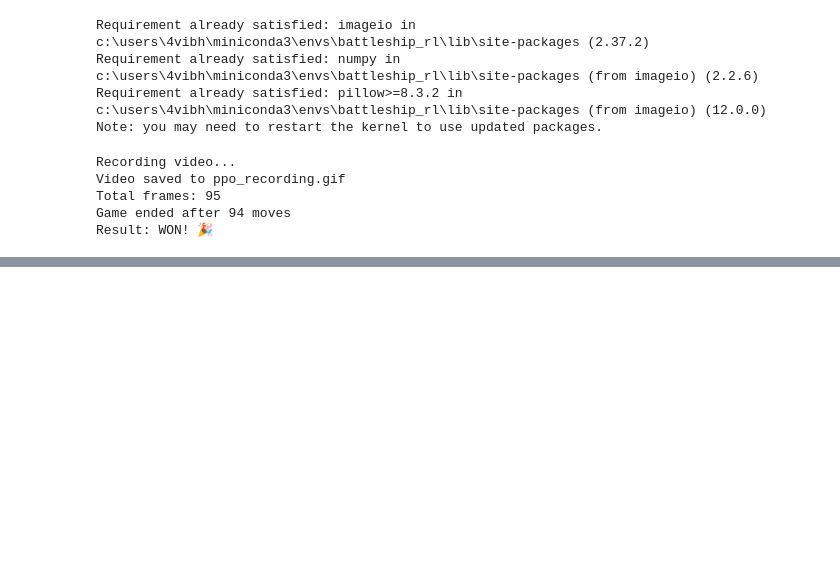
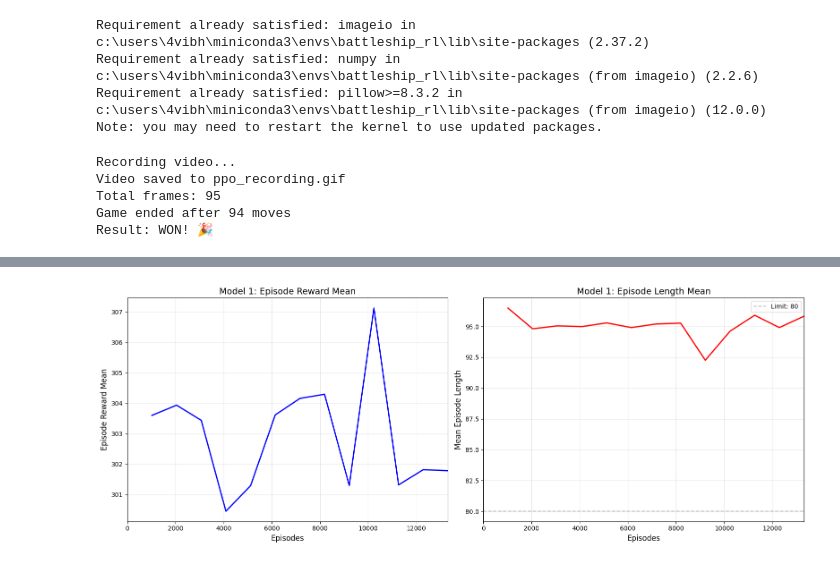
Before and after one commit to shayanhalder/battleship-reinforcement-learning, a Jupyter notebook: ppo.ipynb, the cells around one changed output, grey strips where cells are left out. Saved outputs shown, nothing was run; the diff lists cells and outputs as text; code cells hidden in the pictures; blank space fills up the shorter version.

Commit message:
printed training graphs

```diff
--- a/ppo.ipynb
+++ b/ppo.ipynb
@@ -764,3 +764,84 @@ Video saved to ppo_recording.gif
 Total frames: 95
 Game ended after 94 moves
 Result: WON! 🎉
+# %%
+from tensorboard.backend.event_processing import event_accumulator
+import os
+import matplotlib.pyplot as plt
+import numpy as np
+
+def load_tensorboard_data(log_dir):
+    """Extracts training data from TensorBoard logs"""
+
+    #most recent log directory
+    subdirs = [d for d in os.listdir(log_dir) if os.path.isdir(os.path.join(log_dir, d))]
+    if not subdirs:
+        print(f"No subdirectories found in {log_dir}")
+        return None, None, None
+
+    latest_dir = sorted(subdirs)[-1]
+    full_path = os.path.join(log_dir, latest_dir)
+
+    print(f"Loading from: {full_path}")
+
+    ea = event_accumulator.EventAccumulator(full_path)
+    ea.Reload()
+
+    print("Available tags:", ea.Tags()['scalars'])
+    try:
+        reward_data = ea.Scalars('rollout/ep_rew_mean')
+        length_data = ea.Scalars('rollout/ep_len_mean')
+
+        timesteps = [x.step for x in reward_data]
+        rewards = [x.value for x in reward_data]
+        lengths = [x.value for x in length_data]
+
+        return timesteps, rewards, lengths
+    except KeyError as e:
+        print(f"Could not find expected scalar tags: {e}")
+        return None, None, None
+
+def plot_from_tensorboard(log_dir, model_name="Model 1", num_envs=16, episode_limit=80):
+    """Creates styled plots from TensorBoard logs"""
+
+    timesteps, rewards, lengths = load_tensorboard_data(log_dir)
+
+    if timesteps is None:
+        print("Failed to load data")
+        return
+
+    #timesteps to approx episodes
+    episodes = np.array(timesteps) // num_envs
+
+    fig, (ax1, ax2) = plt.subplots(1, 2, figsize=(16, 6))
+
+    #reward
+    ax1.plot(episodes, rewards, 'b-', linewidth=2)
+    ax1.set_title(f"{model_name}: Episode Reward Mean", fontsize=14)
+    ax1.set_xlabel("Episodes", fontsize=12)
+    ax1.set_ylabel("Episode Reward Mean", fontsize=12)
+    ax1.grid(True, alpha=0.3)
+    ax1.set_xlim(0, episodes[-1])
+
+    #length
+    ax2.plot(episodes, lengths, 'r-', linewidth=2)
+    ax2.set_title(f"{model_name}: Episode Length Mean", fontsize=14)
+    ax2.set_xlabel("Episodes", fontsize=12)
+    ax2.set_ylabel("Mean Episode Length", fontsize=12)
+    ax2.grid(True, alpha=0.3)
+    ax2.set_xlim(0, episodes[-1])
+    ax2.axhline(y=episode_limit, color='gray', linestyle='--', alpha=0.5, label=f'Limit: {episode_limit}')
+    ax2.legend()
+
+    plt.tight_layout()
+    plt.savefig(f"{model_name.replace(' ', '_')}_training_curves.png", dpi=300, bbox_inches='tight')
+    plt.show()
+
+    print(f"✓ Plots saved as '{model_name.replace(' ', '_')}_training_curves.png'")
+    print(f"  Total episodes: {episodes[-1]}")
+    print(f"  Final reward: {rewards[-1]:.2f}")
+    print(f"  Final length: {lengths[-1]:.2f}")
+
+# Use it:
+plot_from_tensorboard("./ppo_battleship_log/", model_name="Model 1", num_envs=16, episode_limit=80)
+# %% [output]
@@ -766,0 +850 @@ Result: WON! 🎉
+[figure, added]
```
Also changed, not shown: parts of 1 cell of this notebook.
